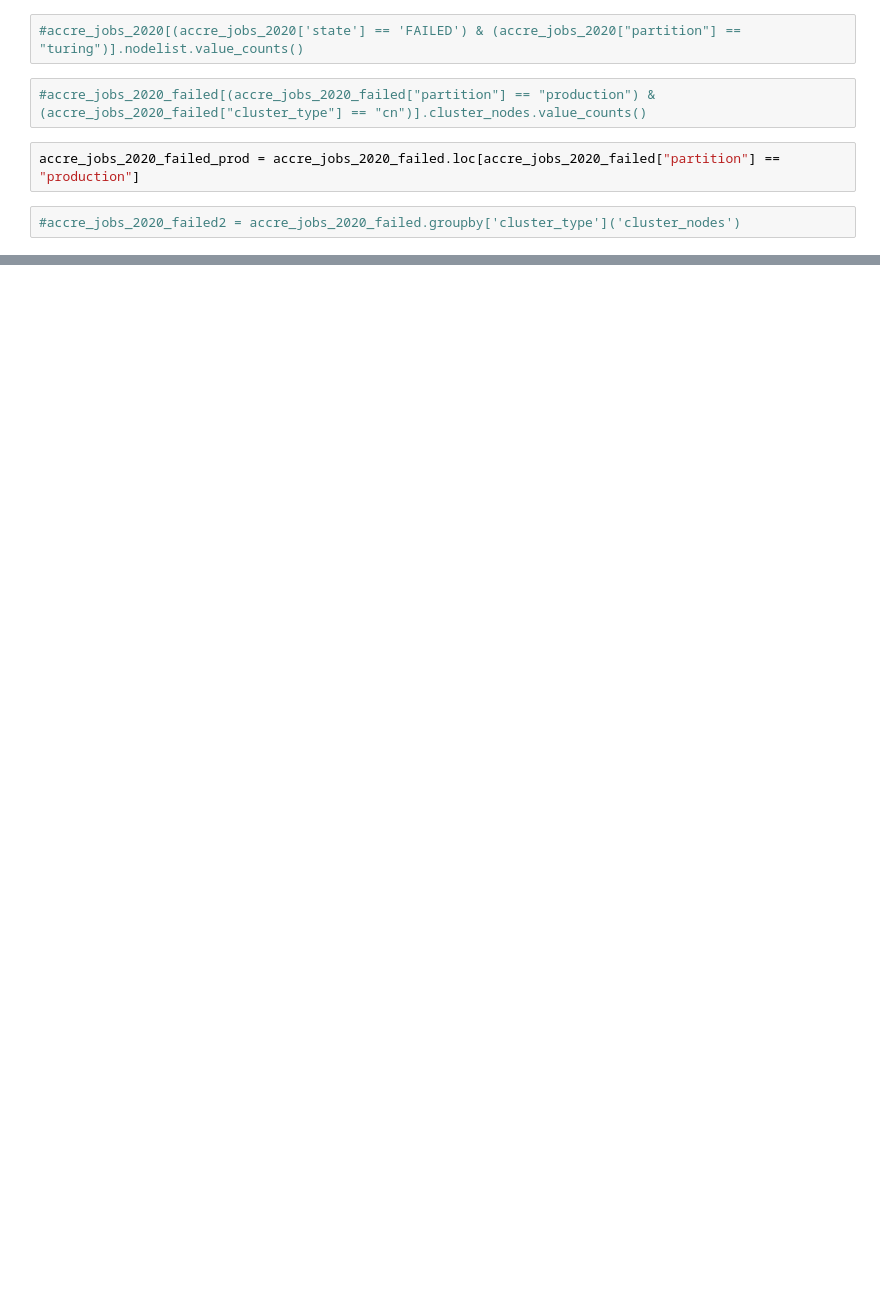
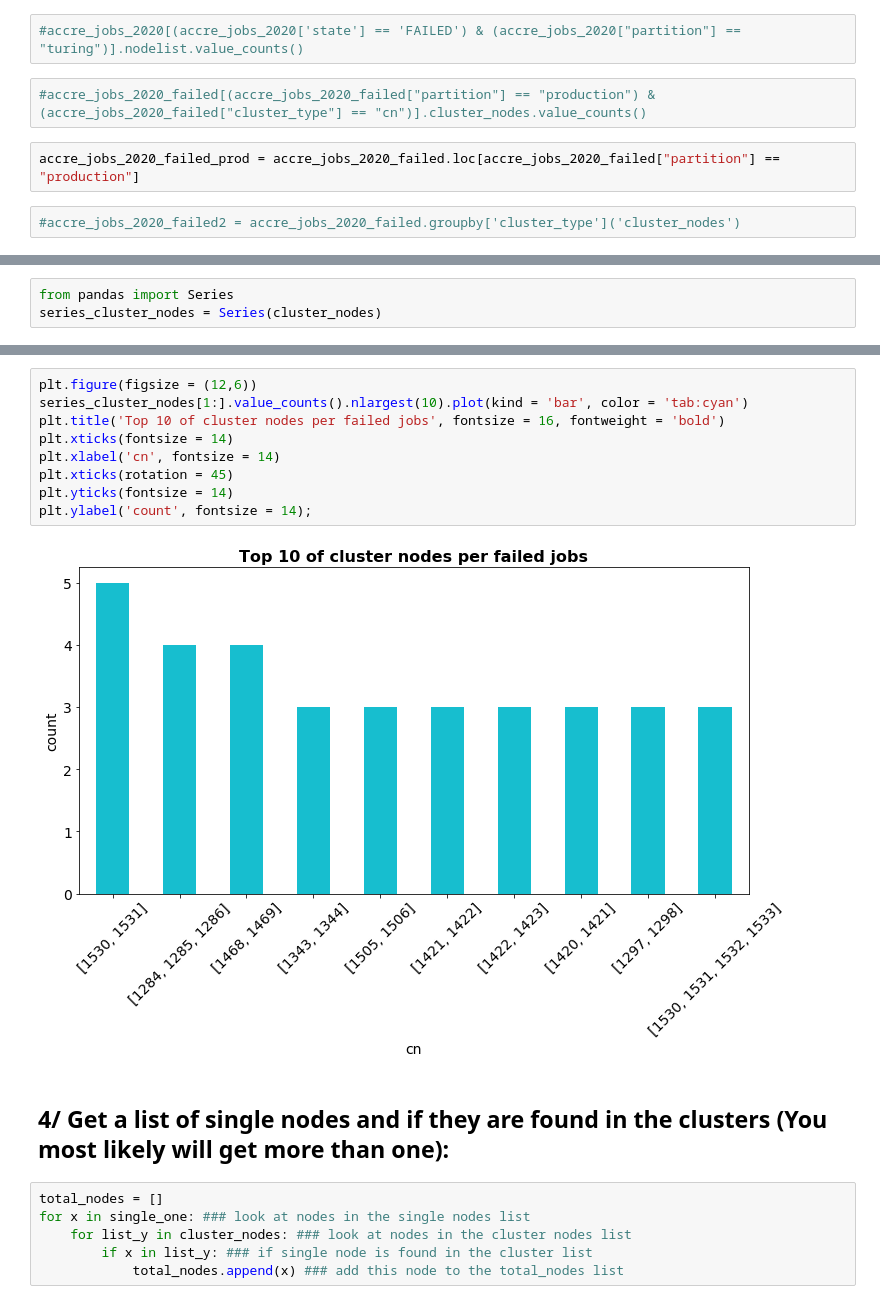
Before and after one commit to nss-data-science-cohort-4/dq2-accre-amd, a Jupyter notebook: notebook/alg-02-dq2-accre-analysis.ipynb, the cells around one changed output, grey strips where cells are left out. Drawn from its saved outputs; the diff is of its cells as text; blank space fills up the shorter version.

```diff
--- a/notebook/alg-02-dq2-accre-analysis.ipynb
+++ b/notebook/alg-02-dq2-accre-analysis.ipynb
@@ -316,0 +457,3 @@ print(flatten_matrix)
+# %%
+from pandas import Series
+series_cluster_nodes = Series(cluster_nodes)
@@ -316,0 +480,19 @@ print(flatten_matrix)
+# %%
+plt.figure(figsize = (12,6))
+series_cluster_nodes[1:].value_counts().nlargest(10).plot(kind = 'bar', color = 'tab:cyan')
+plt.title('Top 10 of cluster nodes per failed jobs', fontsize = 16, fontweight = 'bold')
+plt.xticks(fontsize = 14)
+plt.xlabel('cn', fontsize = 14)
+plt.xticks(rotation = 45)
+plt.yticks(fontsize = 14)
+plt.ylabel('count', fontsize = 14);
+# %% [output]
+[figure, added]
+# %% [markdown]
+## 4/ Get a list of single nodes and if they are found in the clusters (You most likely will get more than one):
+# %%
+total_nodes = []
+for x in single_one: ### look at nodes in the single nodes list
+    for list_y in cluster_nodes: ### look at nodes in the cluster nodes list
+        if x in list_y: ### if single node is found in the cluster list
+            total_nodes.append(x) ### add this node to the total_nodes list
```
Also changed, not shown: parts of 86 cells of this notebook.
